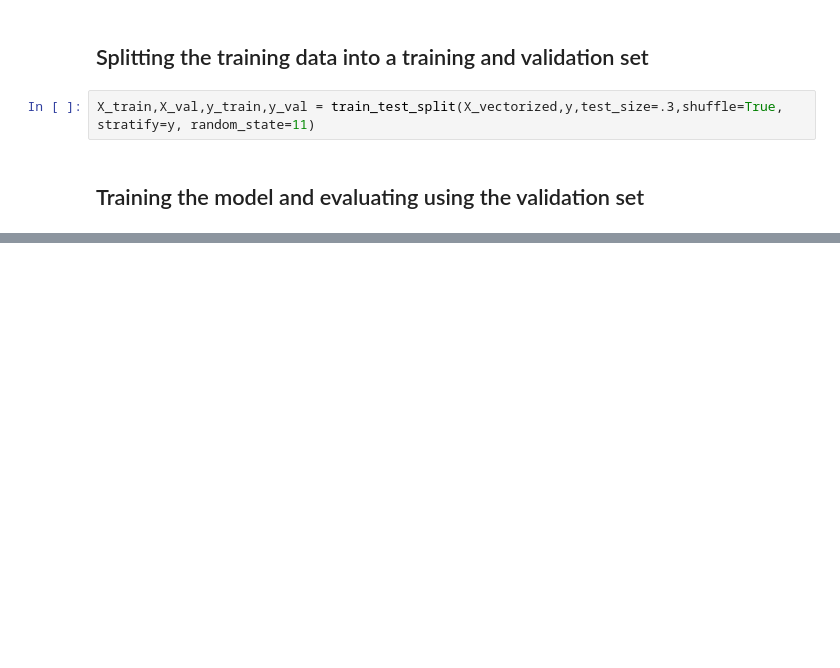
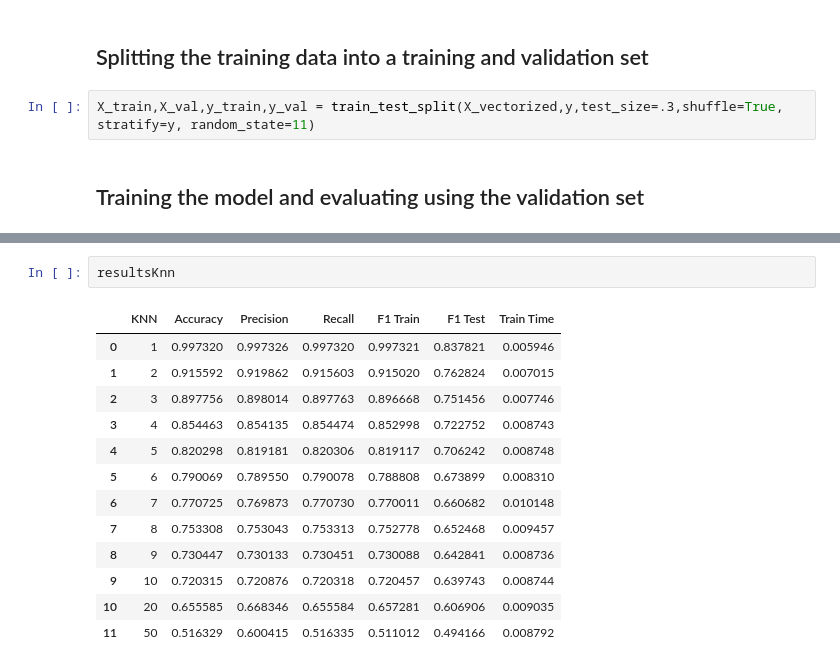
Before and after one commit to AlpheusLekgothoane/classification_predict_edsa, a Jupyter notebook: classification_predict.ipynb, the cells around one changed output, grey strips where cells are left out. Saved outputs shown, nothing was run; the diff lists cells and outputs as text; blank space fills up the shorter version.

```diff
--- a/classification_predict.ipynb
+++ b/classification_predict.ipynb
@@ -295,0 +447,16 @@ X_train,X_val,y_train,y_val = train_test_split(X_vectorized,y,test_size=.3,shuff
+# %%
+resultsKnn
+# %% [output]
+|  | KNN | Accuracy | Precision | Recall | F1 Train | F1 Test | Train Time |
+| 0 | 1 | 0.997320 | 0.997326 | 0.997320 | 0.997321 | 0.837821 | 0.005946 |
+| 1 | 2 | 0.915592 | 0.919862 | 0.915603 | 0.915020 | 0.762824 | 0.007015 |
+| 2 | 3 | 0.897756 | 0.898014 | 0.897763 | 0.896668 | 0.751456 | 0.007746 |
+| 3 | 4 | 0.854463 | 0.854135 | 0.854474 | 0.852998 | 0.722752 | 0.008743 |
+| 4 | 5 | 0.820298 | 0.819181 | 0.820306 | 0.819117 | 0.706242 | 0.008748 |
+| 5 | 6 | 0.790069 | 0.789550 | 0.790078 | 0.788808 | 0.673899 | 0.008310 |
+| 6 | 7 | 0.770725 | 0.769873 | 0.770730 | 0.770011 | 0.660682 | 0.010148 |
+| 7 | 8 | 0.753308 | 0.753043 | 0.753313 | 0.752778 | 0.652468 | 0.009457 |
+| 8 | 9 | 0.730447 | 0.730133 | 0.730451 | 0.730088 | 0.642841 | 0.008736 |
+| 9 | 10 | 0.720315 | 0.720876 | 0.720318 | 0.720457 | 0.639743 | 0.008744 |
+| 10 | 20 | 0.655585 | 0.668346 | 0.655584 | 0.657281 | 0.606906 | 0.009035 |
+| 11 | 50 | 0.516329 | 0.600415 | 0.516335 | 0.511012 | 0.494166 | 0.008792 |
```
Also changed, not shown: parts of 44 cells of this notebook, 2 other files.
